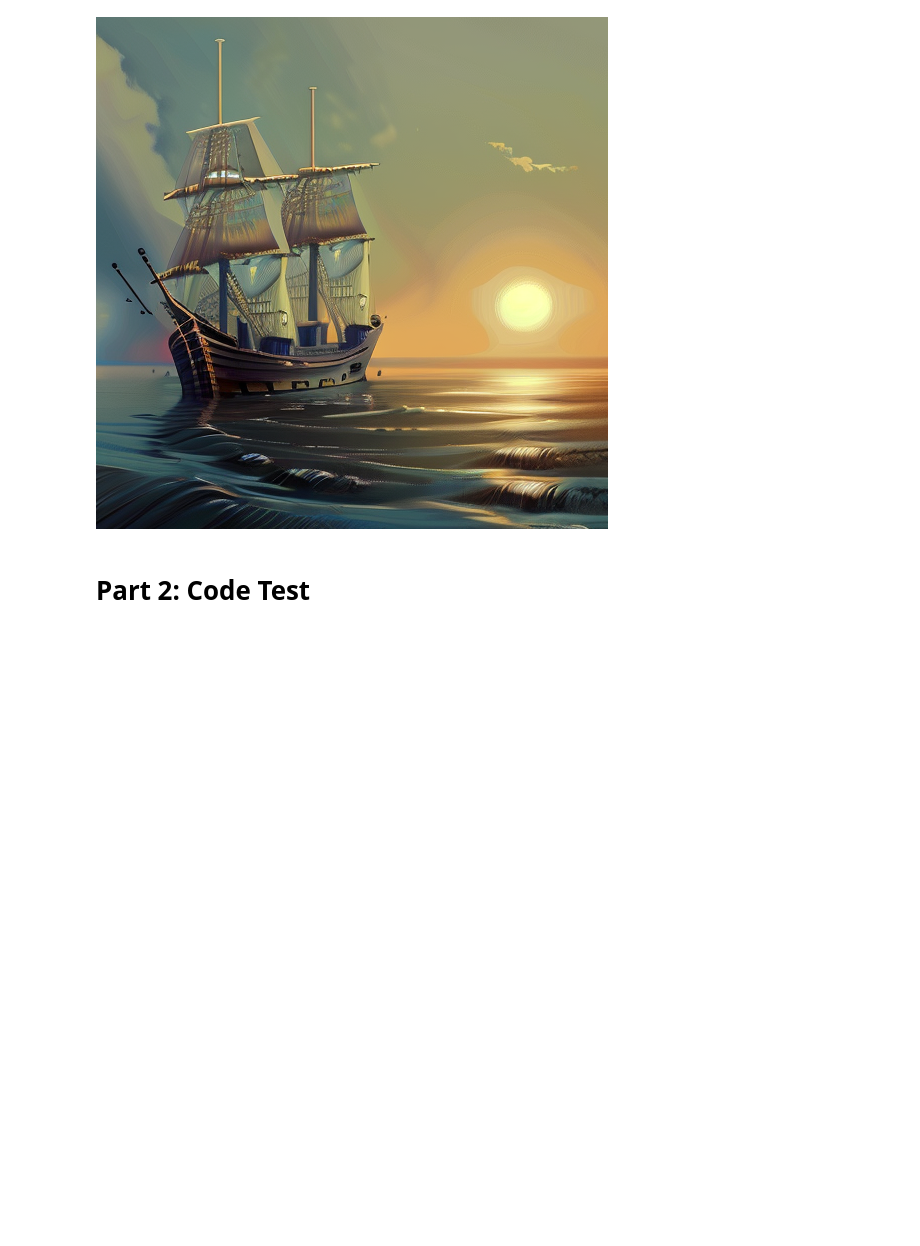
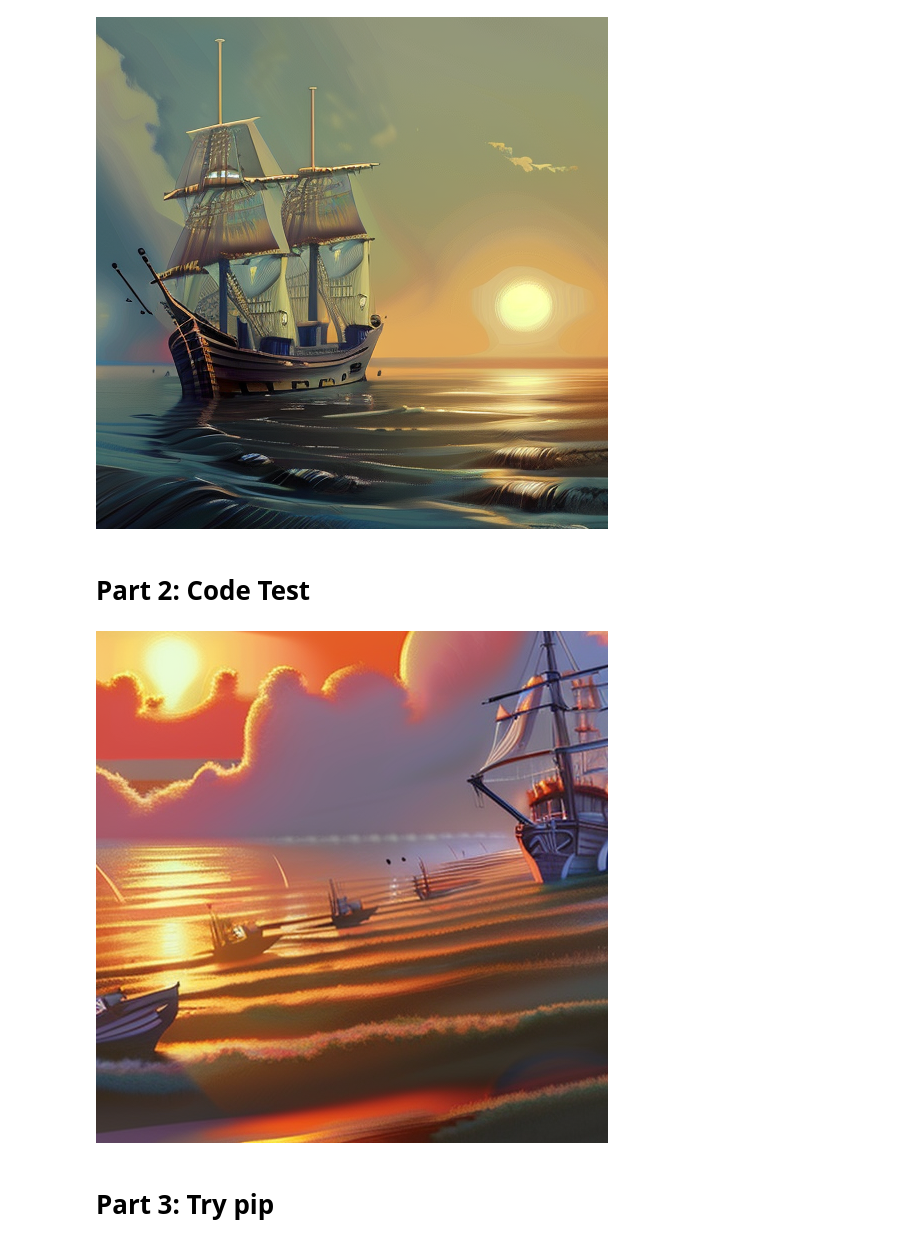
Before and after one commit to masaishi/parediffusers, a Jupyter notebook: notebooks/ch0.2.1_Test_PareDiffusersPipeline.ipynb, the cells around one changed output. Saved outputs shown, nothing was run; the diff lists cells and outputs as text; code cells hidden in the pictures; blank space fills up the shorter version.

```diff
--- a/notebooks/ch0.2.1_Test_PareDiffusersPipeline.ipynb
+++ b/notebooks/ch0.2.1_Test_PareDiffusersPipeline.ipynb
@@ -1851,4 +1851,20 @@ image.show()
 [figure]
 # %% [markdown]
 # Part 2: Code Test
+# %%
+import torch
+from parediffusers.src.parediffusers import PareDiffusionPipeline
+
+device = torch.device("cuda")
+dtype = torch.float16
+model_name = "stabilityai/stable-diffusion-2"
+
+pare_pipe = PareDiffusionPipeline.from_pretrained(model_name, device=device, dtype=dtype)
+prompt = "painting depicting the sea, sunrise, ship, artstation, 4k, concept art"
+image = pare_pipe(prompt)
+display(image)
+# %% [output]
+[figure, added]
+# %% [markdown]
+# Part 3: Try pip
 # %%
```
Also changed, not shown: parts of 2 cells of this notebook, 1 other file.
